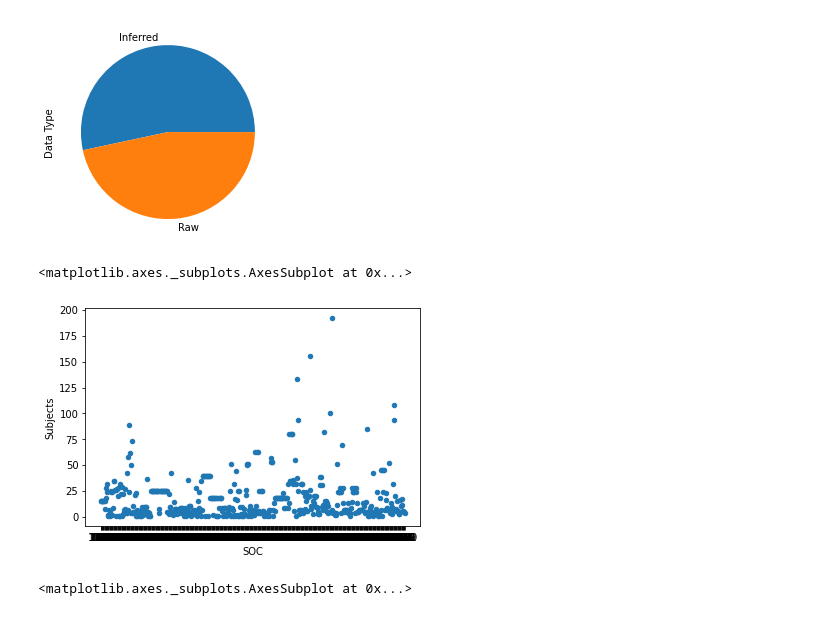
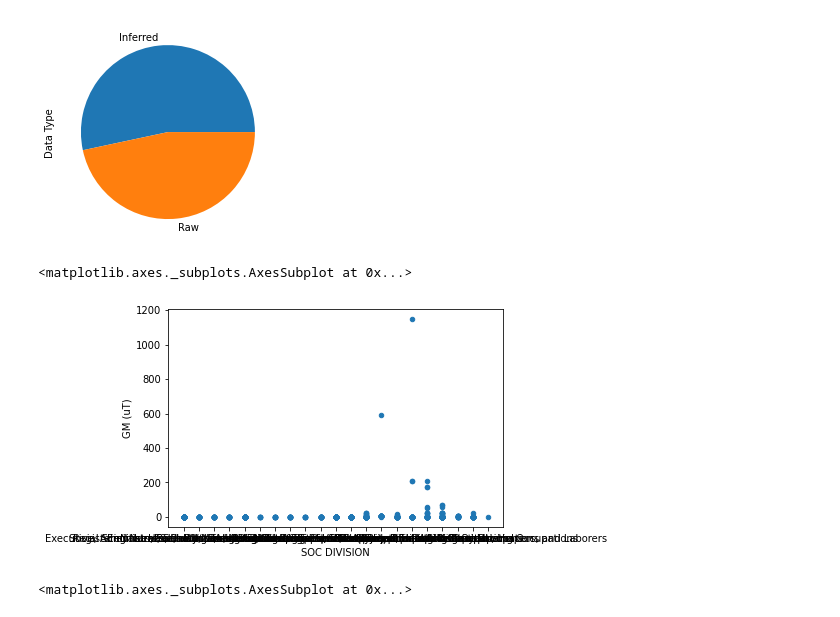
Before and after one commit to BilitisPrudhomme/BilitisPrudhomme, a Jupyter notebook: Coding_MF_exposure_project_RevFinal.ipynb, the cells around one changed output. Drawn from its saved outputs; the diff is of its cells as text; code cells hidden in the pictures.

```diff
--- a/Coding_MF_exposure_project_RevFinal.ipynb
+++ b/Coding_MF_exposure_project_RevFinal.ipynb
@@ -223,0 +321,10 @@ df[df['GM (uT)'] > 500]
+# %%
+import pandas as pd
+import numpy as np
+
+list_of_dates = ['2019-11-20', '2020-01-02', '2020-02-05','2020-03-10','2020-04-16','2020-05-01']
+employees = ['Hisila', 'Shristi','Zeppy','Alina','Jerry','Kevin']
+salary = [200,400,300,500,600,300]
+df = pd.DataFrame({"Name":employees,'Joined date': pd.to_datetime(list_of_dates),"Salary":salary})
+df['Status'] = ["Senior" if s >=400 else "Junior" for s in df['Salary']]
+print(df)
@@ -234,10 +349,10 @@ df['Data Type'].value_counts().plot.pie()
 [figure]
 # %%
 #scatterplot : SOC vs. Subjects
-df.plot.scatter(x='SOC',y='Subjects')
+df.plot.scatter(x='SOC DIVISION',y='GM (uT)')
 # %% [output]
 <matplotlib.axes._subplots.AxesSubplot at 0x...>
-[figure, old version]
+[figure, new version]
 # %%
 #grille à la carte de Kohonen - permet de voir la densité des points ici
 df.plot.hexbin(x='Subjects',y='GM (uT)',gridsize=25)
```
Also changed, not shown: parts of 17 cells of this notebook.
